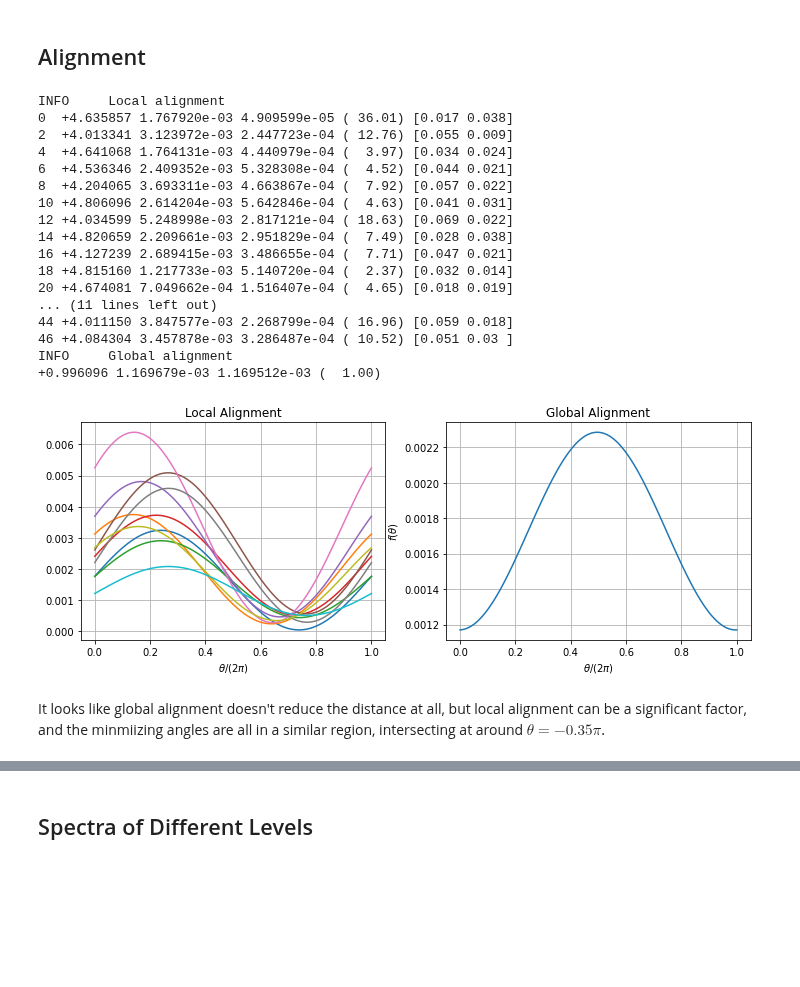
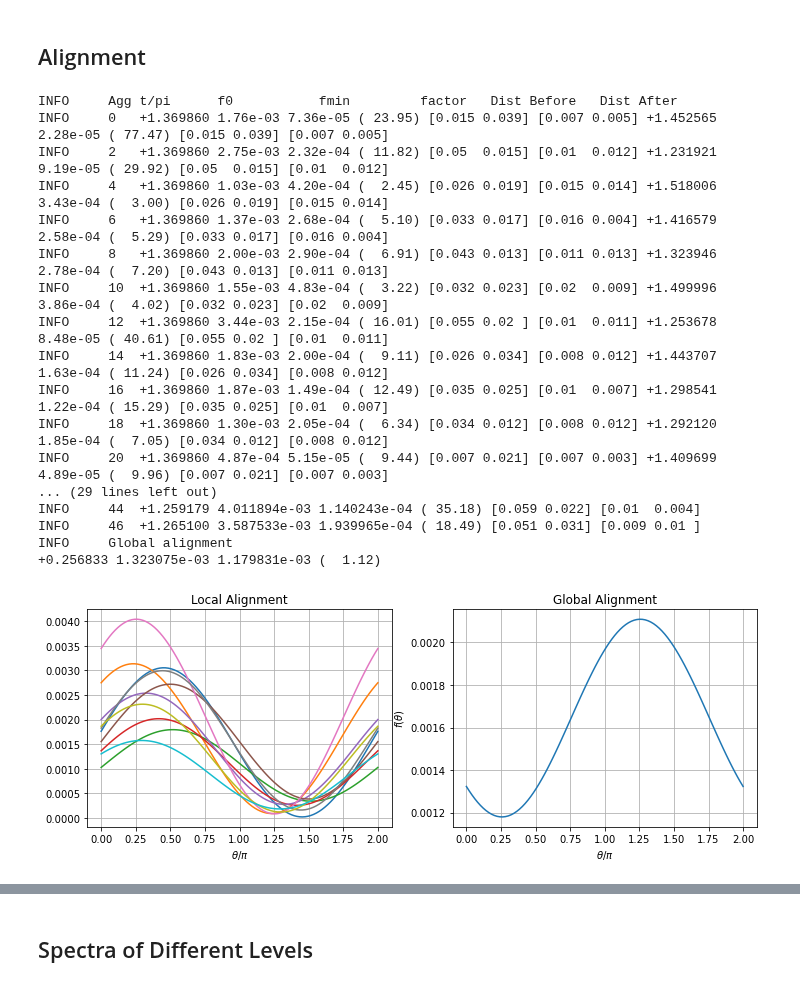
Before and after one commit to 436ahsan/Helmholtz, a Jupyter notebook: notebooks/multilevel_repetitive_alignment.ipynb, the cells around one changed output, grey strips where cells are left out. Drawn from its saved outputs; the diff is of its cells as text; code cells hidden in the pictures; blank space fills up the shorter version.

```diff
--- a/notebooks/multilevel_repetitive_alignment.ipynb
+++ b/notebooks/multilevel_repetitive_alignment.ipynb
@@ -44,8 +45,9 @@ np.random.seed(1)
 
 # Domain size.
 n = 96
-# Scaled wave number.
-kh = 0.5
+# Scaled wave number. Fit so lam_min = 0 (integer # periods in domain).
+kh = helmholtz.analysis.ideal.find_singular_kh("5-point", n)[0]
+#kh = 0.5
 
 repetitive = True
 
@@ -68,7 +70,7 @@ level = hm.setup.hierarchy.create_finest_level(a, relaxer=hm.solve.relax.GsRelax
 
 # Initialize hierarchy to 1-level.
 finest = 0
-multilevel = hm.hierarchy.multilevel.Multilevel.create(level)
+multilevel = hm.setup.hierarchy.multilevel.Multilevel.create(level)
 # %% [markdown]
 ### Relaxation
 # %%
@@ -80,11 +82,11 @@ work = 1
 _LOGGER.info("Relax at level {} size {}".format(finest, level.size))
 b = np.zeros((a.shape[0], num_examples))
 
-factor, num_sweeps, residual, conv, rer, relax_conv_factor = hm.solve.smoothing.shrinkage_factor(
-    operator, lambda x, b: level.relax(x, b), (a.shape[0], ),
+factor, num_sweeps, residual, conv, rer, conv_factor = hm.solve.smoothing.shrinkage_factor(
+    level.operator, lambda x, b: level.relax(x, b), (a.shape[0], ),
     print_frequency=1, max_sweeps=20, slow_conv_factor=1.1, leeway_factor=leeway_factor)
 _LOGGER.info("Relax conv {:.2f} shrinkage {:.2f} PODR RER {:.2f} after {} sweeps. Work {:.1f} eff {:.2f}".format(
-    relax_conv_factor, factor, np.mean(rer[num_sweeps]), num_sweeps, work, np.mean(residual[num_sweeps] / residual[0]) ** (1/(num_sweeps * work))))
+    conv_factor, factor, np.mean(rer[num_sweeps]), num_sweeps, work, np.mean(residual[num_sweeps] / residual[0]) ** (1/(num_sweeps * work))))
 
 title = "Relax"
 color = "blue"
@@ -547,48 +557,48 @@ Step  2 s [1.    0.503 0.034 0.025] Energy error [0.45  0.037 0.022 0.   ]
 # %%
 level = multilevel[0]
 coarse_level = multilevel[1]
 xc = coarse_level.coarsen(x)
+
+hm.setup.alignment.calculate_local_repetitive_rotation_angle(4 * aggregate_size, num_components, xc);
 
 # Local alignment.
 _LOGGER.info("Local alignment")
 phi = hm.setup.alignment.calculate_local_rotation_angles(level.size, aggregate_size, num_components, xc)
 
 # Global alignment.
 _LOGGER.info("Global alignment")
 f, tmin = hm.setup.alignment.optimal_rotation_angle(xc)
 
 # Plot f(theta).
 fig, axs = plt.subplots(1, 2, figsize=(12, 4))
 
 ax = axs[0]
 hm.setup.alignment.plot_min_functions(n, aggregate_size, num_components, xc, ax)
 ax.set_title("Local Alignment");
 
 ax = axs[1]
 t = np.linspace(0, 2 * np.pi, 100)
-ax.plot(t / (2 * np.pi), np.array([f(theta) for theta in t]))
+ax.plot(t / np.pi, np.array([f(theta) for theta in t]))
 ax.grid(True);
-ax.set_xlabel(r"$\theta / (2 \pi)$")
+ax.set_xlabel(r"$\theta / \pi$")
 ax.set_ylabel(r"$f(\theta)$");
 ax.set_title("Global Alignment");
 # %% [output]
-INFO     Local alignment
-0  +4.635857 1.767920e-03 4.909599e-05 ( 36.01) [0.017 0.038]
-2  +4.013341 3.123972e-03 2.447723e-04 ( 12.76) [0.055 0.009]
-4  +4.641068 1.764131e-03 4.440979e-04 (  3.97) [0.034 0.024]
-6  +4.536346 2.409352e-03 5.328308e-04 (  4.52) [0.044 0.021]
-8  +4.204065 3.693311e-03 4.663867e-04 (  7.92) [0.057 0.022]
-10 +4.806096 2.614204e-03 5.642846e-04 (  4.63) [0.041 0.031]
-12 +4.034599 5.248998e-03 2.817121e-04 ( 18.63) [0.069 0.022]
-14 +4.820659 2.209661e-03 2.951829e-04 (  7.49) [0.028 0.038]
-16 +4.127239 2.689415e-03 3.486655e-04 (  7.71) [0.047 0.021]
-18 +4.815160 1.217733e-03 5.140720e-04 (  2.37) [0.032 0.014]
-20 +4.674081 7.049662e-04 1.516407e-04 (  4.65) [0.018 0.019]
-... (11 lines left out)
-44 +4.011150 3.847577e-03 2.268799e-04 ( 16.96) [0.059 0.018]
-46 +4.084304 3.457878e-03 3.286487e-04 ( 10.52) [0.051 0.03 ]
+INFO     Agg t/pi      f0           fmin         factor   Dist Before   Dist After
+INFO     0   +1.369860 1.76e-03 7.36e-05 ( 23.95) [0.015 0.039] [0.007 0.005] +1.452565 2.28e-05 ( 77.47) [0.015 0.039] [0.007 0.005]
+INFO     2   +1.369860 2.75e-03 2.32e-04 ( 11.82) [0.05  0.015] [0.01  0.012] +1.231921 9.19e-05 ( 29.92) [0.05  0.015] [0.01  0.012]
+INFO     4   +1.369860 1.03e-03 4.20e-04 (  2.45) [0.026 0.019] [0.015 0.014] +1.518006 3.43e-04 (  3.00) [0.026 0.019] [0.015 0.014]
+INFO     6   +1.369860 1.37e-03 2.68e-04 (  5.10) [0.033 0.017] [0.016 0.004] +1.416579 2.58e-04 (  5.29) [0.033 0.017] [0.016 0.004]
+INFO     8   +1.369860 2.00e-03 2.90e-04 (  6.91) [0.043 0.013] [0.011 0.013] +1.323946 2.78e-04 (  7.20) [0.043 0.013] [0.011 0.013]
+INFO     10  +1.369860 1.55e-03 4.83e-04 (  3.22) [0.032 0.023] [0.02  0.009] +1.499996 3.86e-04 (  4.02) [0.032 0.023] [0.02  0.009]
+INFO     12  +1.369860 3.44e-03 2.15e-04 ( 16.01) [0.055 0.02 ] [0.01  0.011] +1.253678 8.48e-05 ( 40.61) [0.055 0.02 ] [0.01  0.011]
+INFO     14  +1.369860 1.83e-03 2.00e-04 (  9.11) [0.026 0.034] [0.008 0.012] +1.443707 1.63e-04 ( 11.24) [0.026 0.034] [0.008 0.012]
+INFO     16  +1.369860 1.87e-03 1.49e-04 ( 12.49) [0.035 0.025] [0.01  0.007] +1.298541 1.22e-04 ( 15.29) [0.035 0.025] [0.01  0.007]
+INFO     18  +1.369860 1.30e-03 2.05e-04 (  6.34) [0.034 0.012] [0.008 0.012] +1.292120 1.85e-04 (  7.05) [0.034 0.012] [0.008 0.012]
+INFO     20  +1.369860 4.87e-04 5.15e-05 (  9.44) [0.007 0.021] [0.007 0.003] +1.409699 4.89e-05 (  9.96) [0.007 0.021] [0.007 0.003]
+... (29 lines left out)
+INFO     44  +1.259179 4.011894e-03 1.140243e-04 ( 35.18) [0.059 0.022] [0.01  0.004]
+INFO     46  +1.265100 3.587533e-03 1.939965e-04 ( 18.49) [0.051 0.031] [0.009 0.01 ]
 INFO     Global alignment
-+0.996096 1.169679e-03 1.169512e-03 (  1.00)
++0.256833 1.323075e-03 1.179831e-03 (  1.12)
-[figure, old version]
+[figure, new version]
-# %% [markdown]
-It looks like global alignment doesn't reduce the distance at all, but local alignment can be a significant factor, and the minmiizing angles are all in a similar region, intersecting at around $\theta = -0.35 \pi$.
```
Also changed, not shown: parts of 20 cells of this notebook, 4 other files.
